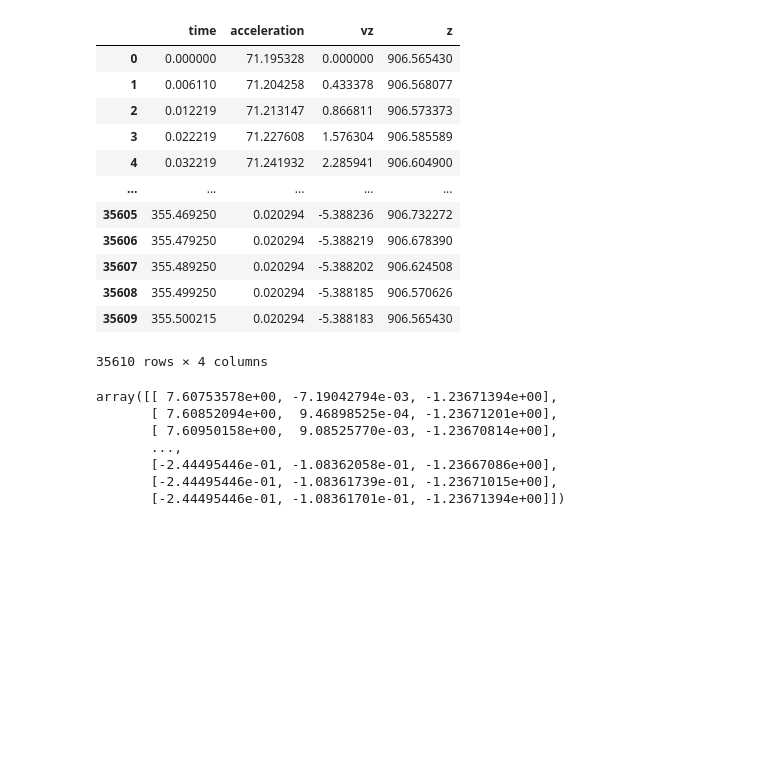
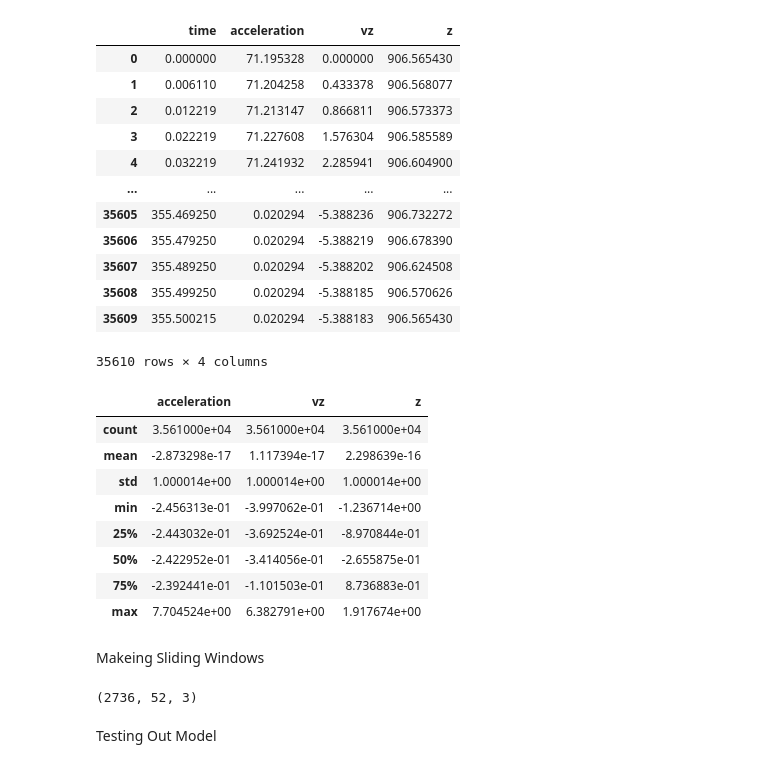
Before and after one commit to CSI-Rockets-Payload/payload-2025-26, a Jupyter notebook: model/preprocess.ipynb, the cells around one changed output. Saved outputs shown, nothing was run; the diff lists cells and outputs as text; code cells hidden in the pictures; blank space fills up the shorter version.

```diff
--- a/model/preprocess.ipynb
+++ b/model/preprocess.ipynb
@@ -54,12 +54,16 @@ sigma = X_raw.std(axis=0, keepdims=True) + 1e-8
 
 X_norm = (X_raw - mu) / sigma
 # %%
-X_norm
+df[features] = X_norm
-# %% [output]
-array([[ 7.60753578e+00, -7.19042794e-03, -1.23671394e+00],
-       [ 7.60852094e+00,  9.46898525e-04, -1.23671201e+00],
-       [ 7.60950158e+00,  9.08525770e-03, -1.23670814e+00],
-       ...,
-       [-2.44495446e-01, -1.08362058e-01, -1.23667086e+00],
-       [-2.44495446e-01, -1.08361739e-01, -1.23671015e+00],
-       [-2.44495446e-01, -1.08361701e-01, -1.23671394e+00]])
+# %%
+df[features].describe()
+# %% [output]
+|  | acceleration | vz | z |
+| count | 3.561000e+04 | 3.561000e+04 | 3.561000e+04 |
+| mean | -2.873298e-17 | 1.117394e-17 | 2.298639e-16 |
+| std | 1.000014e+00 | 1.000014e+00 | 1.000014e+00 |
+| min | -2.456313e-01 | -3.997062e-01 | -1.236714e+00 |
+| 25% | -2.443032e-01 | -3.692524e-01 | -8.970844e-01 |
+| 50% | -2.422952e-01 | -3.414056e-01 | -2.655875e-01 |
+| 75% | -2.392441e-01 | -1.101503e-01 | 8.736883e-01 |
+| max | 7.704524e+00 | 6.382791e+00 | 1.917674e+00 |
@@ -65,0 +73,2 @@ array([[ 7.60753578e+00, -7.19042794e-03, -1.23671394e+00],
+# %% [markdown]
+Makeing Sliding Windows
@@ -65,0 +84,6 @@ array([[ 7.60753578e+00, -7.19042794e-03, -1.23671394e+00],
+# %%
+print(X_win.shape)
+# %% [output]
+(2736, 52, 3)
+# %% [markdown]
+Testing Out Model
```
Also changed, not shown: parts of 11 cells of this notebook, 1 other file.
